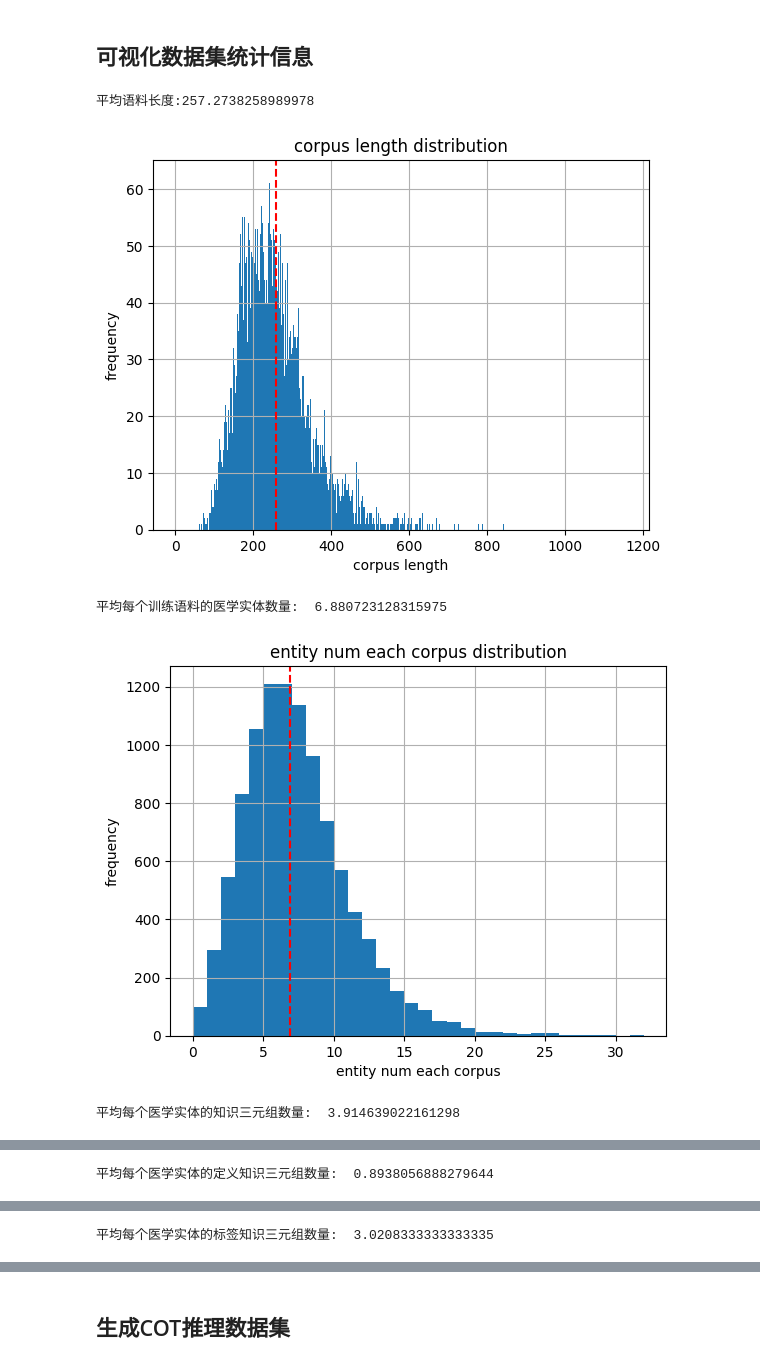
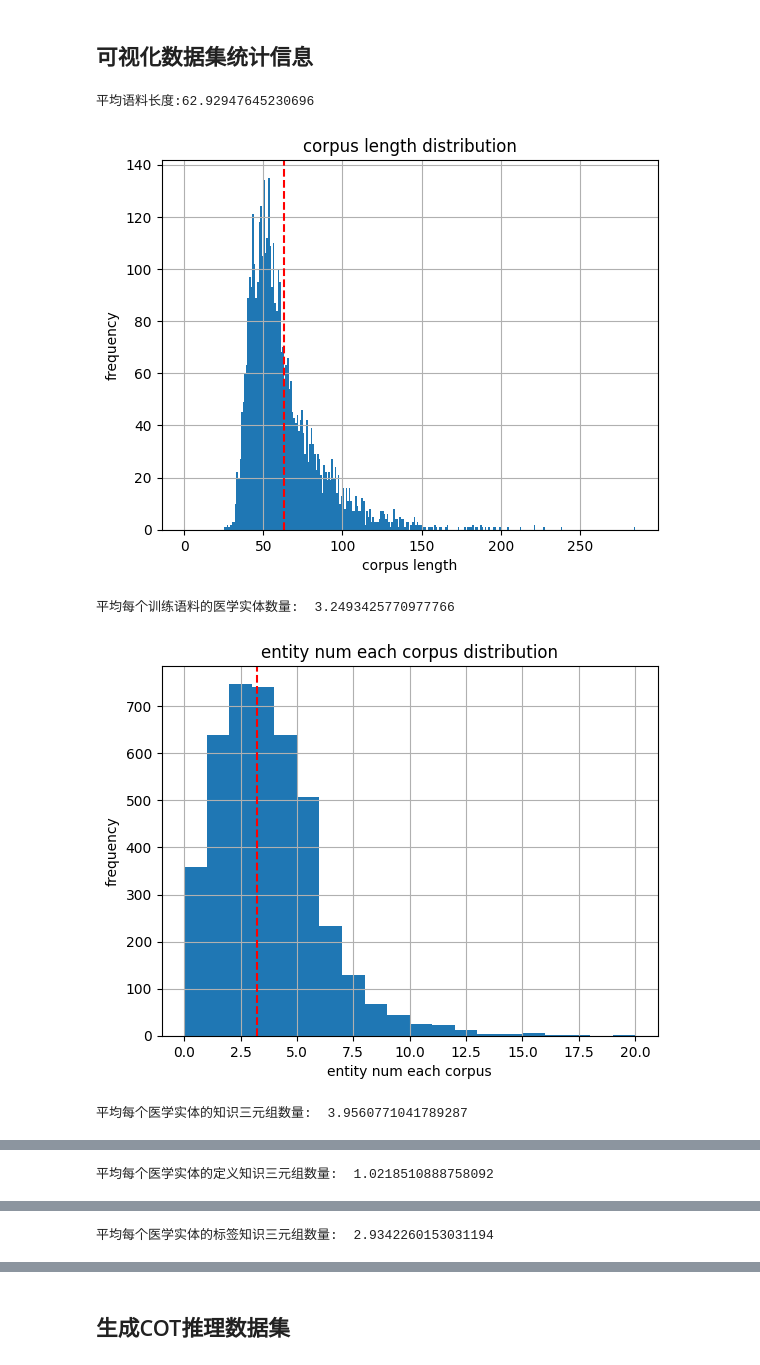
Before and after one commit to MaxLEAF3824/kg_llm, a Jupyter notebook: wash.ipynb, the cells around one changed output, grey strips where cells are left out. Saved outputs shown, nothing was run; the diff lists cells and outputs as text; code cells hidden in the pictures.

```diff
--- a/wash.ipynb
+++ b/wash.ipynb
@@ -5,8 +5,8 @@ import re
 import pandas as pd
 from tqdm.auto import tqdm
 
-data_path = 'data/usmle_train.json'
-ner_path = 'data/usmle_train_bios_v2.2_release_eng.txt'
+data_path = '/home/cs/yangyuchen/guoyiqiu/kg_llm/data/medmcqa_dev.json'
+ner_path = '/home/cs/yangyuchen/guoyiqiu/kg_llm/data/medmcqa_dev_bios_v2.2_release_eng.txt'
 
 data_dir = "/".join(data_path.split('/')[:-1])
 print('data_dir: ', data_dir)
@@ -210,7 +210,7 @@ from collections import defaultdict
 import pandas as pd
 
 print("正在读取知识图谱...")
-kg = pd.read_csv('data/bios_kg_with_def.csv')
+kg = pd.read_csv('data/bios_kg_with_def_detailed.csv')
 c2i = defaultdict(list)
 
 print("正在构建知识图谱索引...")
@@ -289,40 +289,43 @@ plt.show()
 e_num = kg_data_df.apply(lambda x: len(x['input_entities'])+len(x['output_entities']), axis=1)
 print("平均每个训练语料的医学实体数量: ", e_num.mean())
 e_num.hist(bins=e_num.max(), range=(0, e_num.max()))
-plt.axvline(x=e_num.mean(), color='r', linestyle='--', label=f'avg length:{token_num.mean()}')
+plt.axvline(x=e_num.mean(), color='r', linestyle='--')
 plt.title(f'entity num each corpus distribution')
 plt.xlabel('entity num each corpus')
 plt.ylabel('frequency')
 plt.show()
 
 
 triplets = kg_data_df.apply(lambda x: x['input_triplets']+x['output_triplets'], axis=1).sum()
 len_triplets = pd.Series([len(x) for x in triplets])
 print("平均每个医学实体的知识三元组数量: ", len_triplets.mean())
 len_triplets.hist(bins=len_triplets.max(), range=(0, len_triplets.max()))
+plt.axvline(x=len_triplets.mean(), color='r', linestyle='--')
 plt.title(f'triplets num each entity distribution')
 plt.xlabel('triplets num each entity')
 plt.ylabel('frequency')
 plt.show()
 
 def_num = pd.Series([len([i for i in x if i < LEN_DEF]) for x in triplets])
 print('平均每个医学实体的定义知识三元组数量: ', def_num.mean())
 def_num.hist(bins=def_num.max(), range=(0, def_num.max()))
+plt.axvline(x=def_num.mean(), color='r', linestyle='--')
 plt.title(f'def triplets num each entity distribution')
 plt.xlabel('def triplets num each entity')
 plt.ylabel('frequency')
 plt.show()
 
 tri_num = pd.Series([len([i for i in x if i >= LEN_DEF]) for x in triplets])
 print('平均每个医学实体的标签知识三元组数量: ', tri_num.mean())
 tri_num.hist(bins=tri_num.max(), range=(0, tri_num.max()))
+plt.axvline(x=tri_num.mean(), color='r', linestyle='--')
 plt.title(f'kg triplets num each entity distribution')
 plt.xlabel('kg triplets num each entity')
 plt.ylabel('frequency')
 plt.show()
 # %% [output]
-平均语料长度:257.2738258989978
+平均语料长度:62.92947645230696
-[figure, old version]
+[figure, new version]
-平均每个训练语料的医学实体数量:  6.880723128315975
+平均每个训练语料的医学实体数量:  3.2493425770977766
-[figure, old version]
+[figure, new version]
-平均每个医学实体的知识三元组数量:  3.914639022161298
+平均每个医学实体的知识三元组数量:  3.9560771041789287
@@ -330 +333 @@ plt.show()
-平均每个医学实体的定义知识三元组数量:  0.8938056888279644
+平均每个医学实体的定义知识三元组数量:  1.0218510888758092
@@ -332 +335 @@ plt.show()
-平均每个医学实体的标签知识三元组数量:  3.0208333333333335
+平均每个医学实体的标签知识三元组数量:  2.9342260153031194
```
Also changed, not shown: parts of 8 cells of this notebook, 7 other files.
